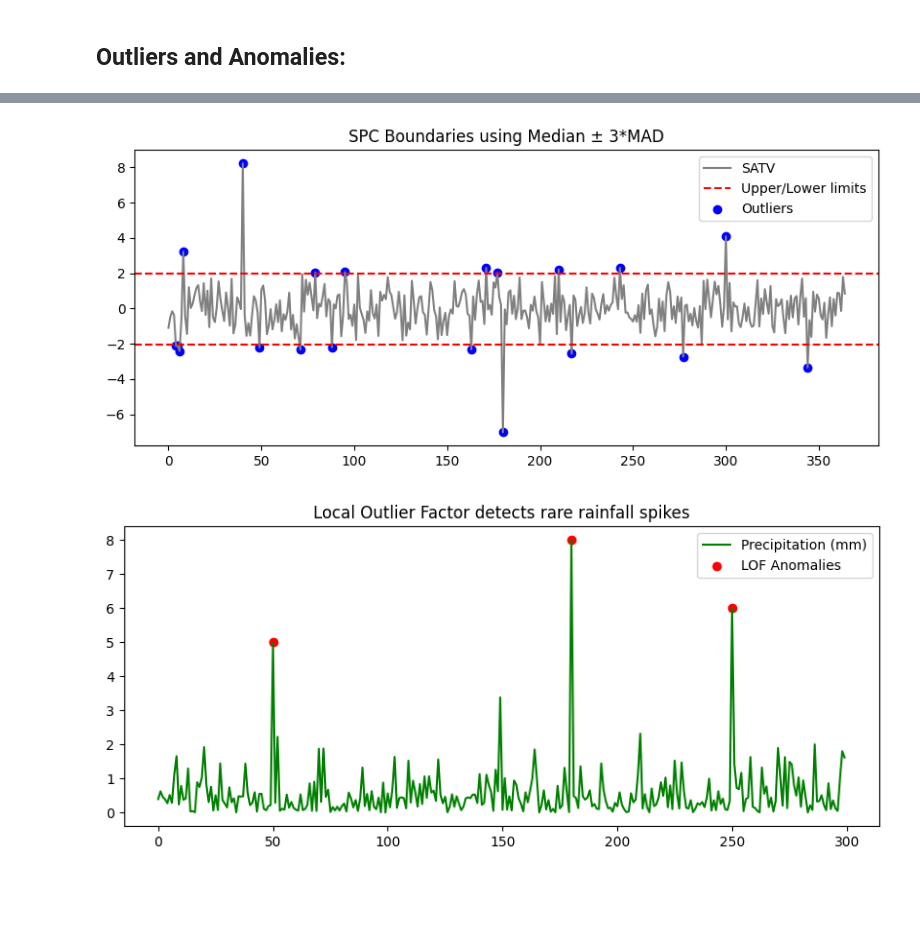
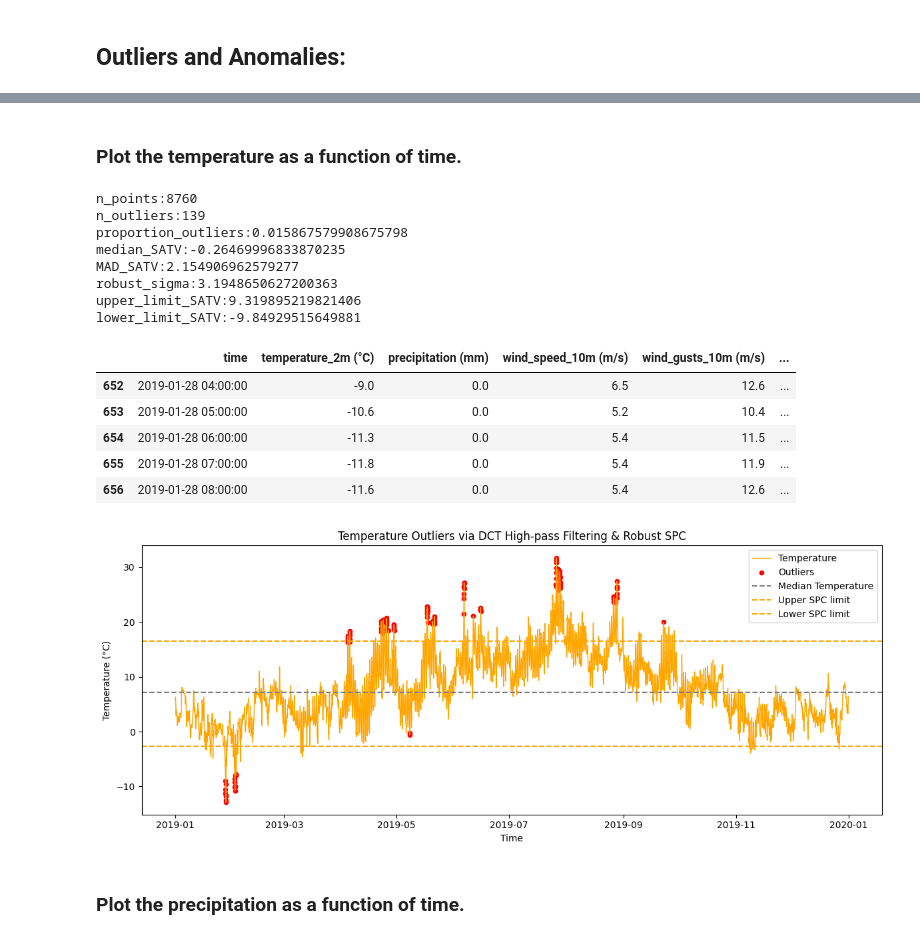
Before and after one commit to Indraadhikari/IND320_Indra, a Jupyter notebook: Part_3_Data_Quality.ipynb, the cells around one changed output, grey strips where cells are left out. Saved outputs shown, nothing was run; the diff lists cells and outputs as text; code cells hidden in the pictures; blank space fills up the shorter version.

Commit message:
Worked on plot the temperature and precipitation as a function of time.

```diff
--- a/Part_3_Data_Quality.ipynb
+++ b/Part_3_Data_Quality.ipynb
@@ -93,45 +62,2 @@ plt.show()
-# %%
-# Robust statistics
-median = np.median(satv)
-mad = np.median(np.abs(satv - median))
-
-# Choose k (number of MADs)
-k = 3
-upper = median + k*mad
-lower = median - k*mad
-
-# Detect points outside limits
-outlier_mask = (satv > upper) | (satv < lower)
-
-plt.figure(figsize=(10,4))
-plt.plot(t, satv, label='SATV', color='gray')
-plt.axhline(upper, color='red', linestyle='--', label='Upper/Lower limits')
-plt.axhline(lower, color='red', linestyle='--')
-plt.scatter(t[outlier_mask], satv[outlier_mask], color='blue', label='Outliers')
-plt.title("SPC Boundaries using Median ± 3*MAD")
-plt.legend()
-plt.show()
-# %% [output]
-[figure, removed]
-# %%
-from sklearn.neighbors import LocalOutlierFactor
-
-# Synthetic precipitation series
-np.random.seed(0)
-precip = np.random.exponential(scale=0.5, size=300)   # mostly small values
-precip[[50, 180, 250]] = [5, 8, 6]                    # extreme spikes
-
-# LOF model
-lof = LocalOutlierFactor(contamination=0.01)  # ~1% anomalies
-labels = lof.fit_predict(precip.reshape(-1,1))
-anomaly_mask = labels == -1
-
-plt.figure(figsize=(10,4))
-plt.plot(precip, label='Precipitation (mm)', color='green')
-plt.scatter(np.where(anomaly_mask)[0], precip[anomaly_mask],
-            color='red', label='LOF Anomalies')
-plt.title("Local Outlier Factor detects rare rainfall spikes")
-plt.legend()
-plt.show()
-# %% [output]
-[figure, removed]
+# %% [markdown]
+### Plot the temperature as a function of time.
@@ -137,0 +147,23 @@ plt.show()
+# %%
+out_temp, stats_temp, fig_temp = analyze_temperature_outliers(df_bergen_2019)
+for i in stats_temp:
+    print(f"{i}:{stats_temp[i]}")
+out_temp.head()
+# %% [output]
+n_points:8760
+n_outliers:139
+proportion_outliers:0.015867579908675798
+median_SATV:-0.26469996833870235
+MAD_SATV:2.154906962579277
+robust_sigma:3.1948650627200363
+upper_limit_SATV:9.319895219821406
+lower_limit_SATV:-9.84929515649881
+|  | time | temperature_2m (°C) | precipitation (mm) | wind_speed_10m (m/s) | wind_gusts_10m (m/s) | ... |
+| 652 | 2019-01-28 04:00:00 | -9.0 | 0.0 | 6.5 | 12.6 | ... |
+| 653 | 2019-01-28 05:00:00 | -10.6 | 0.0 | 5.2 | 10.4 | ... |
+| 654 | 2019-01-28 06:00:00 | -11.3 | 0.0 | 5.4 | 11.5 | ... |
+| 655 | 2019-01-28 07:00:00 | -11.8 | 0.0 | 5.4 | 11.9 | ... |
+| 656 | 2019-01-28 08:00:00 | -11.6 | 0.0 | 5.4 | 12.6 | ... |
+[figure, added]
+# %% [markdown]
+### Plot the precipitation as a function of time.
```
Also changed, not shown: parts of 4 cells of this notebook.
